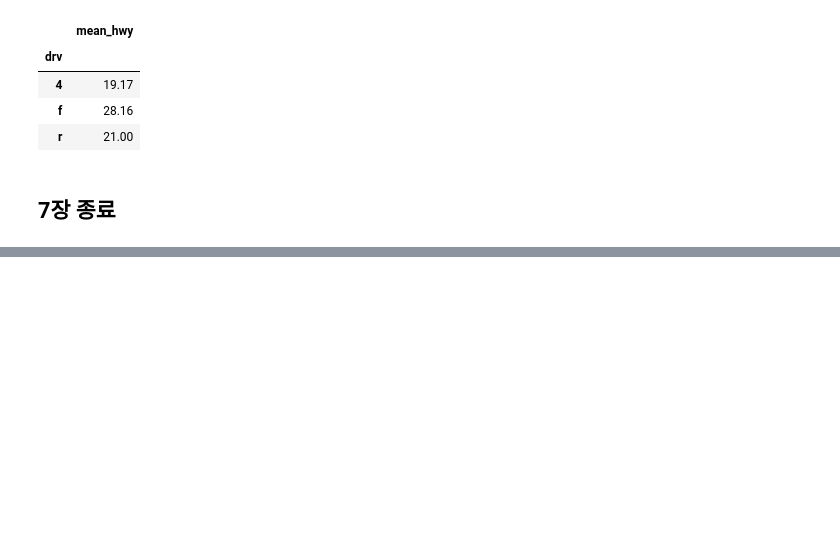
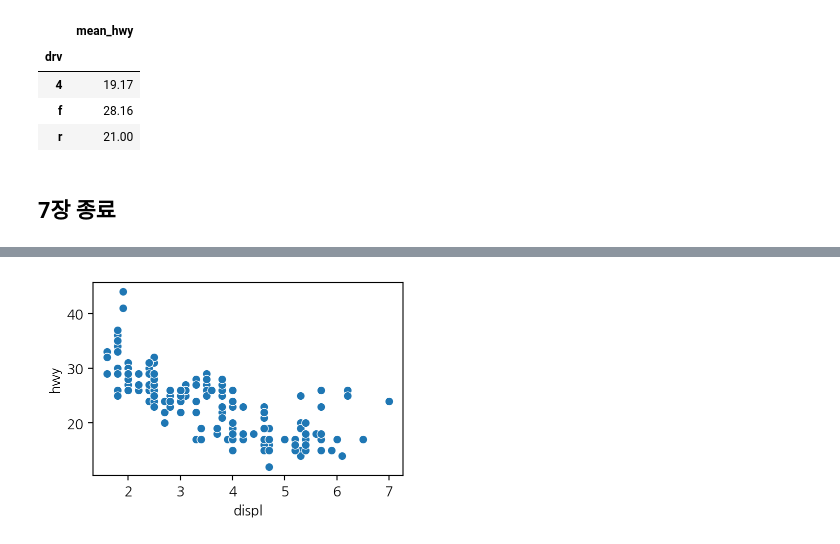
Before and after one commit to yesung05/2025-1-myclass-BDA, a Jupyter notebook: inclass/09w_A_mon_0512_easy_ch7.ipynb, the cells around one changed output, grey strips where cells are left out. Cells and saved outputs as stored; diff of their text form; code cells hidden in the pictures; blank space fills up the shorter version.

```diff
--- a/inclass/09w_A_mon_0512_easy_ch7.ipynb
+++ b/inclass/09w_A_mon_0512_easy_ch7.ipynb
@@ -823,0 +849,10 @@ mpg.groupby('drv').agg(mean_hwy = ('hwy', 'mean'))
+# %%
+# plt.rcParams.update({'font.family':'Margun Gothic'})
+plt.rcParams.update({'figure.dpi':'100', 'figure.figsize':[4, 2.5]})
+# %%
+mpg = pd.read_csv("data/mpg.csv")
+
+sns.scatterplot(data = mpg, x = 'displ', y = 'hwy')
+plt.show()
+# %% [output]
+[figure, added]
```
Also changed, not shown: parts of 20 cells of this notebook.
